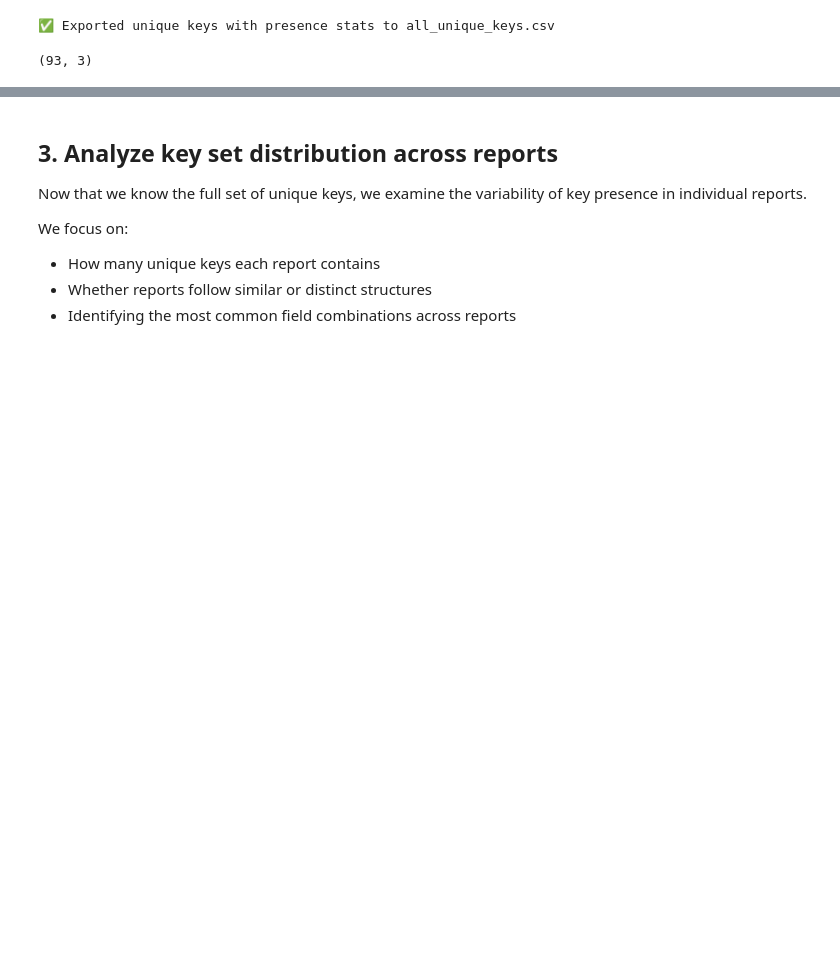
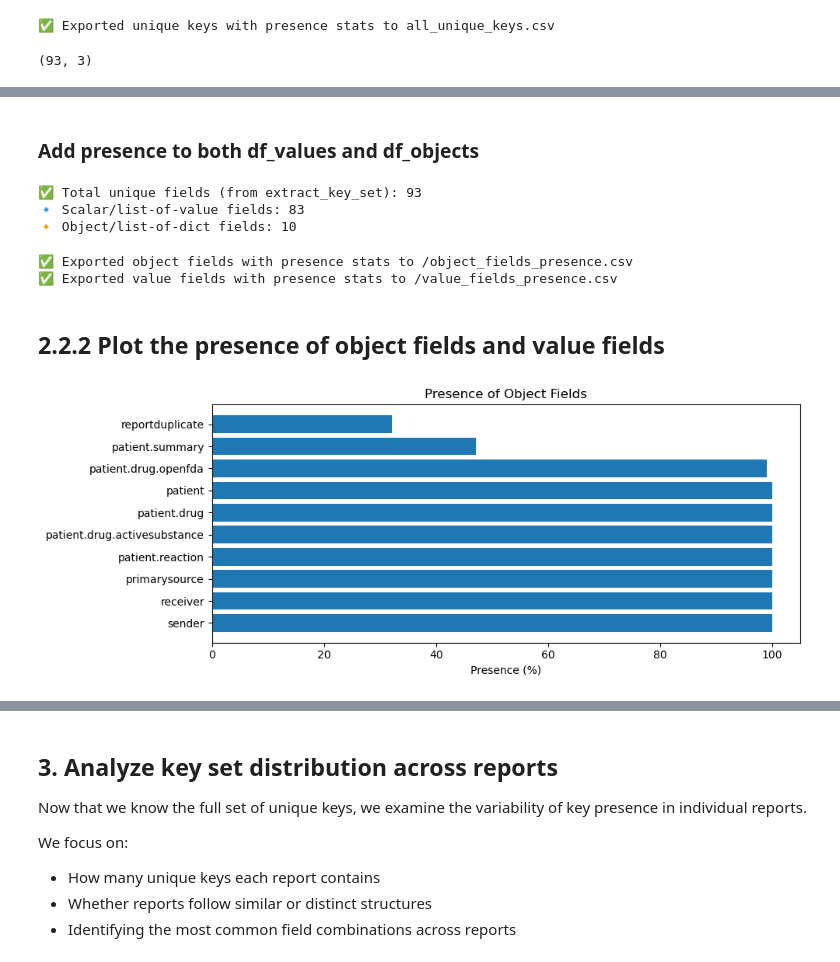
Before and after one commit to MaciejSzwedowicz/Maciej_Sz_BEP, a Jupyter notebook: notebooks/OpenFDA_Structure_Analysis.ipynb, the cells around one changed output, grey strips where cells are left out. Drawn from its saved outputs; the diff is of its cells as text; code cells hidden in the pictures; blank space fills up the shorter version.

```diff
--- a/notebooks/OpenFDA_Structure_Analysis.ipynb
+++ b/notebooks/OpenFDA_Structure_Analysis.ipynb
@@ -184,0 +244,42 @@ key_df.shape
+# %% [markdown]
+### Add presence to both df_values and df_objects
+# %%
+df_values_presence = df_values.merge(key_df, on="field_path", how="left")
+
+df_objects_presence = df_objects.merge(key_df, on="field_path", how="left")
+
+print(f"✅ Total unique fields (from extract_key_set): {len(all_keys)}")
+print(f"🔹 Scalar/list-of-value fields: {len(df_values_presence)}")
+print(f"🔸 Object/list-of-dict fields: {len(df_objects_presence)}")
+# %% [output]
+✅ Total unique fields (from extract_key_set): 93
+🔹 Scalar/list-of-value fields: 83
+🔸 Object/list-of-dict fields: 10
+# %%
+# Save object fields frequencies to CSV
+df_objects_presence.to_csv("../reports/evaluation_results/object_fields_presence.csv", index=False)
+print("✅ Exported object fields with presence stats to /object_fields_presence.csv")
+
+# Save value fields frequencies to CSV
+df_values_presence.to_csv("../reports/evaluation_results/value_fields_presence.csv", index=False)
+print("✅ Exported value fields with presence stats to /value_fields_presence.csv")
+# %% [output]
+✅ Exported object fields with presence stats to /object_fields_presence.csv
+✅ Exported value fields with presence stats to /value_fields_presence.csv
+# %% [markdown]
+## 2.2.2 Plot the presence of object fields and value fields
+# %%
+import matplotlib.pyplot as plt
+
+# Plotting presence of object fields
+top_n = 10
+plt.figure(figsize=(10, 4))
+plt.barh(df_objects_presence.head(top_n).sort_values("presence_percent")["field_path"],
+         df_objects_presence.head(top_n).sort_values("presence_percent")["presence_percent"])
+plt.xlabel("Presence (%)")
+plt.title(f"Presence of Object Fields")
+plt.tight_layout()
+plt.gca().invert_yaxis()
+plt.show()
+# %% [output]
+[figure, added]
```
Also changed, not shown: parts of 6 cells of this notebook, 8 other files.
